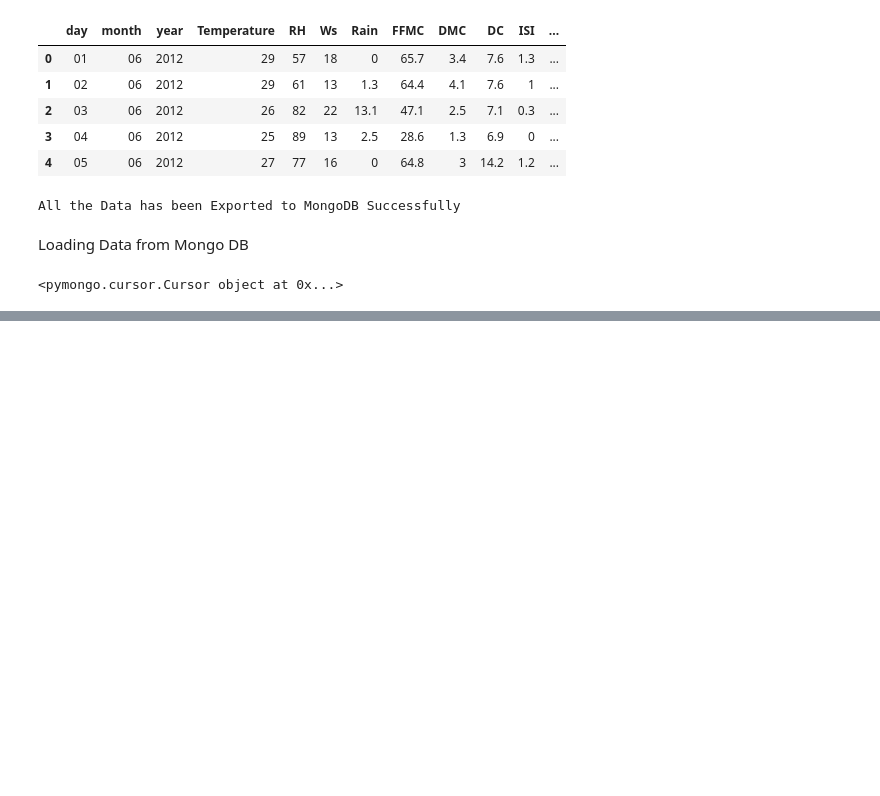
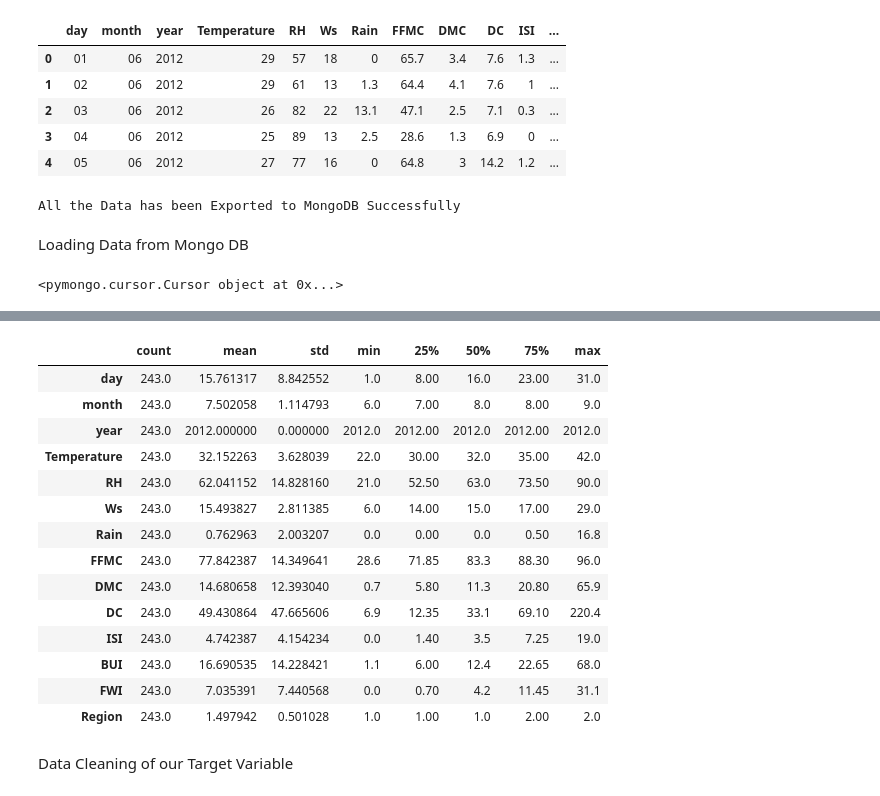
Before and after one commit to Subramanyachelmanda1993/algerian_forest_fire, a Jupyter notebook: Notebook/forest_fire_EDA.ipynb, the cells around one changed output, grey strips where cells are left out. Cells and saved outputs as stored; diff of their text form; code cells hidden in the pictures; blank space fills up the shorter version.

```diff
--- a/Notebook/forest_fire_EDA.ipynb
+++ b/Notebook/forest_fire_EDA.ipynb
@@ -109,0 +183,3 @@ dataframe
+# %%
+#We will drop the row at index 122 as it contains string values
+dataframe = dataframe.drop(122).reset_index(drop=True)
@@ -109,0 +229,21 @@ dataframe
+# %%
+# We will now take a look at the summary statistics of our dataframe
+dataframe.describe().T
+# %% [output]
+|  | count | mean | std | min | 25% | 50% | 75% | max |
+| day | 243.0 | 15.761317 | 8.842552 | 1.0 | 8.00 | 16.0 | 23.00 | 31.0 |
+| month | 243.0 | 7.502058 | 1.114793 | 6.0 | 7.00 | 8.0 | 8.00 | 9.0 |
+| year | 243.0 | 2012.000000 | 0.000000 | 2012.0 | 2012.00 | 2012.0 | 2012.00 | 2012.0 |
+| Temperature | 243.0 | 32.152263 | 3.628039 | 22.0 | 30.00 | 32.0 | 35.00 | 42.0 |
+| RH | 243.0 | 62.041152 | 14.828160 | 21.0 | 52.50 | 63.0 | 73.50 | 90.0 |
+| Ws | 243.0 | 15.493827 | 2.811385 | 6.0 | 14.00 | 15.0 | 17.00 | 29.0 |
+| Rain | 243.0 | 0.762963 | 2.003207 | 0.0 | 0.00 | 0.0 | 0.50 | 16.8 |
+| FFMC | 243.0 | 77.842387 | 14.349641 | 28.6 | 71.85 | 83.3 | 88.30 | 96.0 |
+| DMC | 243.0 | 14.680658 | 12.393040 | 0.7 | 5.80 | 11.3 | 20.80 | 65.9 |
+| DC | 243.0 | 49.430864 | 47.665606 | 6.9 | 12.35 | 33.1 | 69.10 | 220.4 |
+| ISI | 243.0 | 4.742387 | 4.154234 | 0.0 | 1.40 | 3.5 | 7.25 | 19.0 |
+| BUI | 243.0 | 16.690535 | 14.228421 | 1.1 | 6.00 | 12.4 | 22.65 | 68.0 |
+| FWI | 243.0 | 7.035391 | 7.440568 | 0.0 | 0.70 | 4.2 | 11.45 | 31.1 |
+| Region | 243.0 | 1.497942 | 0.501028 | 1.0 | 1.00 | 1.0 | 2.00 | 2.0 |
+# %% [markdown]
+Data Cleaning of our Target Variable
```
Also changed, not shown: parts of 27 cells of this notebook, 1 other file.
